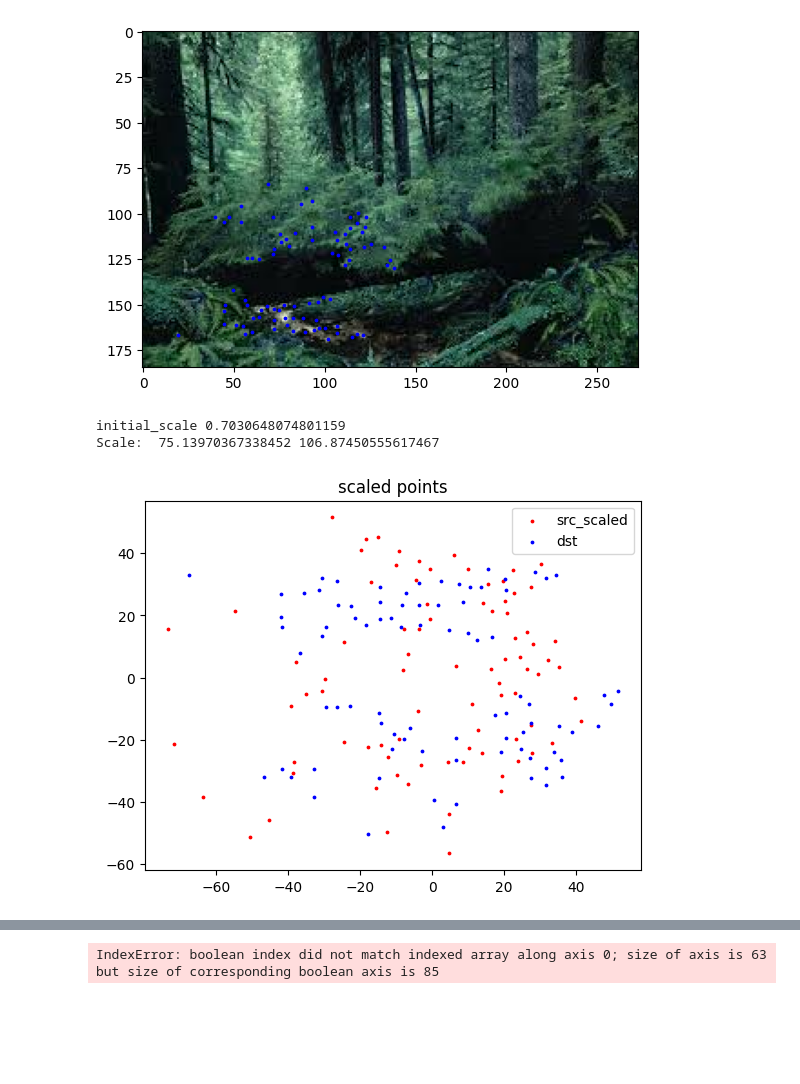
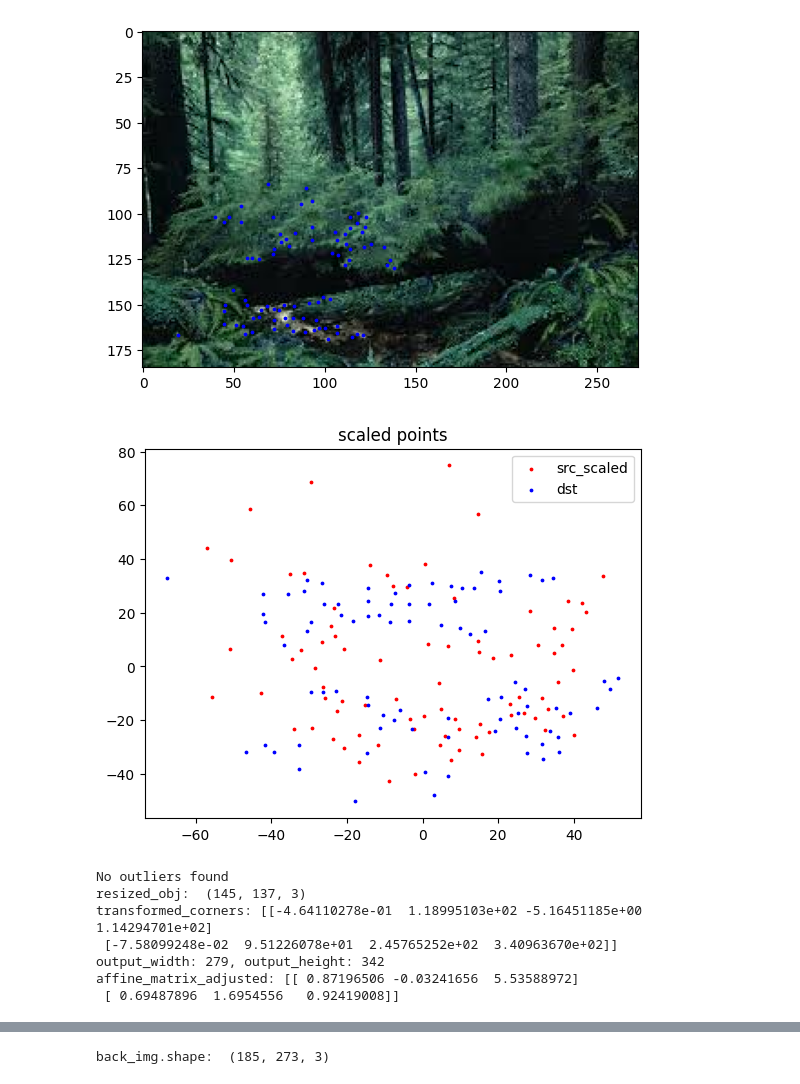
Before and after one commit to ket0825/hipi, a Jupyter notebook: test.ipynb, the cells around one changed output, grey strips where cells are left out. Saved outputs shown, nothing was run; the diff lists cells and outputs as text; code cells hidden in the pictures; blank space fills up the shorter version.

Commit message:
checkpoint: checkpoint from shape-matching

```diff
--- a/test.ipynb
+++ b/test.ipynb
@@ -336,7 +336,7 @@ mapped_back_kps = [map_keypoints_to_bounding_circle(back_max_distances[i] / 2, p
 # 한 번 추적해가며 디버깅 해보기
 from img_class.background_img import BackgroundImg
 from img_class.object_img import ObjectImg
-from utils.shape_match_utils import compute_refined_score, interpolate_feature_scores, visualize_results, ransac_affine, stable_affine
+from utils.shape_match_utils import compute_refined_score, interpolate_feature_scores, visualize_results, ransac_affine, stable_affine, apply_affine_matrix, transform_object
 import time
 
 DEBUG = True
@@ -381,8 +381,9 @@ candidate_indices = back_img.get_candidates_indices(scores, NUM_OF_CANDIDATES)
 print(f"candidate_indices: {candidate_indices}")
 # affine_matrix = ransac_affine(back_img, obj_img, candidate_indices, 1000, mad_factor=1, mad_threshold=1)
 # print(affine_matrix)
-affine_matrix = stable_affine(back_img, obj_img, candidate_indices)
-
+affine_matrix, best_idx, scale = stable_affine(back_img, obj_img, candidate_indices)
+# affine_matrix = transform_object(back_img, obj_img, candidate_indices)
+result = apply_affine_matrix(back_img, best_idx, obj_img, scale, affine_matrix)
 
 
 # For score visualization
@@ -410,4 +408,9 @@ initial_rotates: [3.98676989 3.98676989 1.76982419 2.08084238 1.569392   1.42954
 [figure]
+[figure, new version]
-initial_scale 0.7030648074801159
-Scale:  75.13970367338452 106.87450555617467
+No outliers found
+resized_obj:  (145, 137, 3)
+transformed_corners: [[-4.64110278e-01  1.18995103e+02 -5.16451185e+00  1.14294701e+02]
+ [-7.58099248e-02  9.51226078e+01  2.45765252e+02  3.40963670e+02]]
+output_width: 279, output_height: 342
+affine_matrix_adjusted: [[ 0.87196506 -0.03241656  5.53588972]
+ [ 0.69487896  1.6954556   0.92419008]]
-[figure, old version]
@@ -414 +418 @@ Scale:  75.13970367338452 106.87450555617467
-IndexError: boolean index did not match indexed array along axis 0; size of axis is 63 but size of corresponding boolean axis is 85
+back_img.shape:  (185, 273, 3)
```
Also changed, not shown: parts of 1 cell of this notebook, 4 other files.
